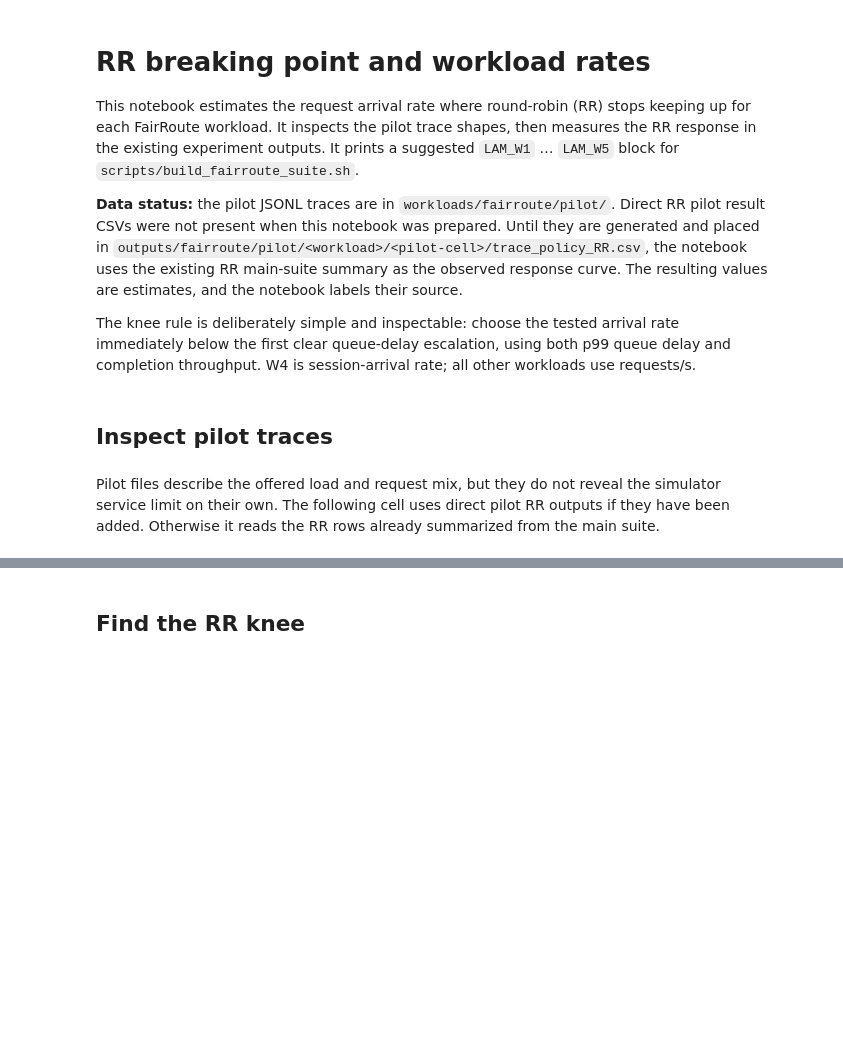
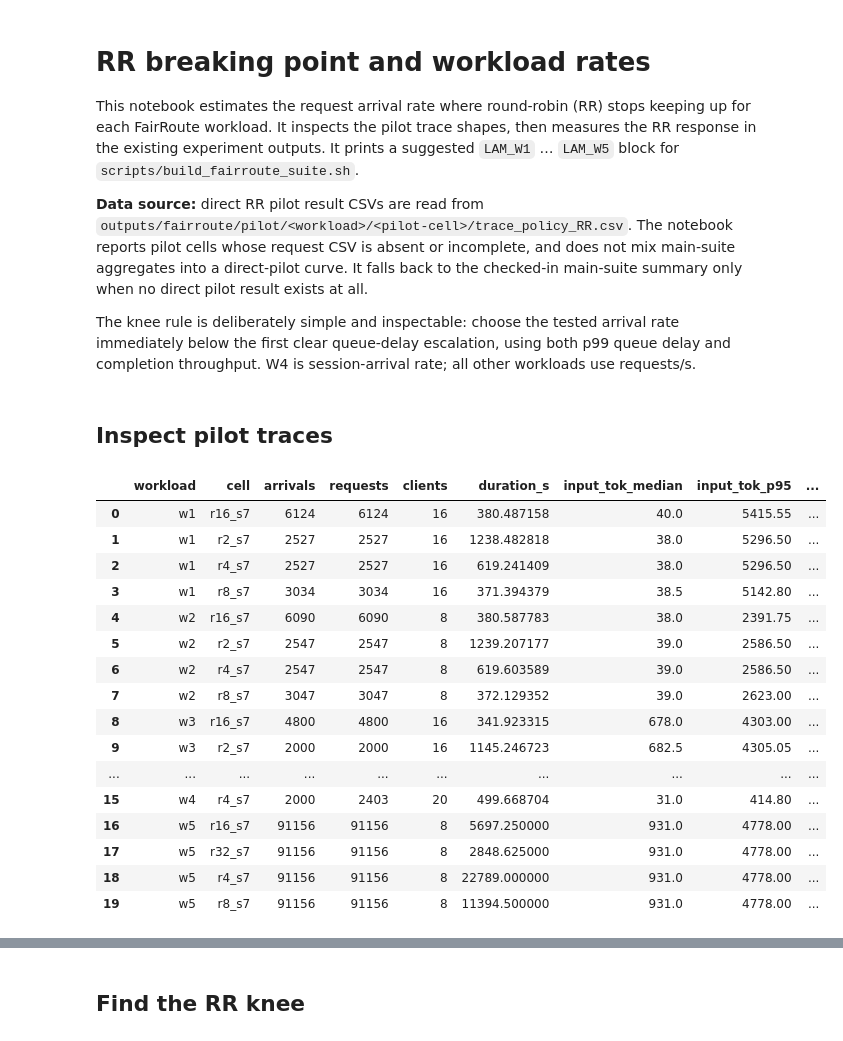
Before and after one commit to Sasank-V/LLMServingSim, a Jupyter notebook: notebooks/fairroute_rr_breaking_point.ipynb, the cells around one changed output, grey strips where cells are left out. Saved outputs shown, nothing was run; the diff lists cells and outputs as text; code cells hidden in the pictures; blank space fills up the shorter version.

```diff
--- a/notebooks/fairroute_rr_breaking_point.ipynb
+++ b/notebooks/fairroute_rr_breaking_point.ipynb
@@ -3,7 +3,7 @@
 
 This notebook estimates the request arrival rate where round-robin (RR) stops keeping up for each FairRoute workload. It inspects the pilot trace shapes, then measures the RR response in the existing experiment outputs. It prints a suggested `LAM_W1` … `LAM_W5` block for `scripts/build_fairroute_suite.sh`.
 
-**Data status:** the pilot JSONL traces are in `workloads/fairroute/pilot/`. Direct RR pilot result CSVs were not present when this notebook was prepared. Until they are generated and placed in `outputs/fairroute/pilot/<workload>/<pilot-cell>/trace_policy_RR.csv`, the notebook uses the existing RR main-suite summary as the observed response curve. The resulting values are estimates, and the notebook labels their source.
+**Data source:** direct RR pilot result CSVs are read from `outputs/fairroute/pilot/<workload>/<pilot-cell>/trace_policy_RR.csv`. The notebook reports pilot cells whose request CSV is absent or incomplete, and does not mix main-suite aggregates into a direct-pilot curve. It falls back to the checked-in main-suite summary only when no direct pilot result exists at all.
 
 The knee rule is deliberately simple and inspectable: choose the tested arrival rate immediately below the first clear queue-delay escalation, using both p99 queue delay and completion throughput. W4 is session-arrival rate; all other workloads use requests/s.
 # %%
@@ -24,25 +25,46 @@ SUMMARY_CSV = ROOT / "notebooks/outputs/fairroute_full_summary.csv"
 ## Inspect pilot traces
 # %%
 def inspect_trace(path):
-    rows = []
+    requests, arrivals = [], []
     with path.open() as f:
         for line in f:
             if line.strip():
-                r = json.loads(line)
-                rows.append((int(r["arrival_time_ns"]), int(r["input_toks"]), int(r["output_toks"]), int(r["client_id"])))
-    if not rows:
+                row = json.loads(line)
+                arrival = int(row["arrival_time_ns"])
+                arrivals.append(arrival)
+                for req in row.get("sub_requests", [row]):
+                    requests.append((arrival, int(req["input_toks"]), int(req["output_toks"]), int(row["client_id"])))
+    if not requests:
         return None
-    a = np.asarray(rows, dtype=np.int64)
+    a = np.asarray(requests, dtype=np.int64)
     span_s = max((a[:, 0].max() - a[:, 0].min()) / 1e9, 0)
-    return {"workload": path.parts[-4], "cell": path.parent.name,
-            "requests": len(rows), "clients": len(np.unique(a[:, 3])),
+    return {"workload": path.parent.parent.name, "cell": path.parent.name,
+            "arrivals": len(arrivals), "requests": len(requests), "clients": len(np.unique(a[:, 3])),
             "duration_s": span_s, "input_tok_median": np.median(a[:, 1]),
             "input_tok_p95": np.percentile(a[:, 1], 95),
             "output_tok_median": np.median(a[:, 2]), "output_tok_p95": np.percentile(a[:, 2], 95),
-            "arrival_rate_rps": len(rows) / span_s if span_s else np.nan}
+            "observed_request_rate_rps": len(requests) / span_s if span_s else np.nan}
 
 pilot_files = sorted(PILOT_DIR.glob("w*/r*_s*/trace.jsonl"))
+if not pilot_files:
+    raise FileNotFoundError(f"No pilot traces found below {PILOT_DIR}")
 pilot = pd.DataFrame([x for f in pilot_files if (x := inspect_trace(f)) is not None])
-display(pilot.sort_values(["workload", "arrival_rate_rps"]).reset_index(drop=True))
+display(pilot.sort_values(["workload", "cell"]).reset_index(drop=True))
+# %% [output]
+|  | workload | cell | arrivals | requests | clients | duration_s | input_tok_median | input_tok_p95 | ... |
+| 0 | w1 | r16_s7 | 6124 | 6124 | 16 | 380.487158 | 40.0 | 5415.55 | ... |
+| 1 | w1 | r2_s7 | 2527 | 2527 | 16 | 1238.482818 | 38.0 | 5296.50 | ... |
+| 2 | w1 | r4_s7 | 2527 | 2527 | 16 | 619.241409 | 38.0 | 5296.50 | ... |
+| 3 | w1 | r8_s7 | 3034 | 3034 | 16 | 371.394379 | 38.5 | 5142.80 | ... |
+| 4 | w2 | r16_s7 | 6090 | 6090 | 8 | 380.587783 | 38.0 | 2391.75 | ... |
+| 5 | w2 | r2_s7 | 2547 | 2547 | 8 | 1239.207177 | 39.0 | 2586.50 | ... |
+| 6 | w2 | r4_s7 | 2547 | 2547 | 8 | 619.603589 | 39.0 | 2586.50 | ... |
+| 7 | w2 | r8_s7 | 3047 | 3047 | 8 | 372.129352 | 39.0 | 2623.00 | ... |
+| 8 | w3 | r16_s7 | 4800 | 4800 | 16 | 341.923315 | 678.0 | 4303.00 | ... |
+| 9 | w3 | r2_s7 | 2000 | 2000 | 16 | 1145.246723 | 682.5 | 4305.05 | ... |
+| ... | ... | ... | ... | ... | ... | ... | ... | ... | ... |
+| 15 | w4 | r4_s7 | 2000 | 2403 | 20 | 499.668704 | 31.0 | 414.80 | ... |
+| 16 | w5 | r16_s7 | 91156 | 91156 | 8 | 5697.250000 | 931.0 | 4778.00 | ... |
+| 17 | w5 | r32_s7 | 91156 | 91156 | 8 | 2848.625000 | 931.0 | 4778.00 | ... |
+| 18 | w5 | r4_s7 | 91156 | 91156 | 8 | 22789.000000 | 931.0 | 4778.00 | ... |
+| 19 | w5 | r8_s7 | 91156 | 91156 | 8 | 11394.500000 | 931.0 | 4778.00 | ... |
-# %% [markdown]
-Pilot files describe the offered load and request mix, but they do not reveal the simulator service limit on their own. The following cell uses direct pilot RR outputs if they have been added. Otherwise it reads the RR rows already summarized from the main suite.
```
Also changed, not shown: parts of 5 cells of this notebook, 48 other files.
